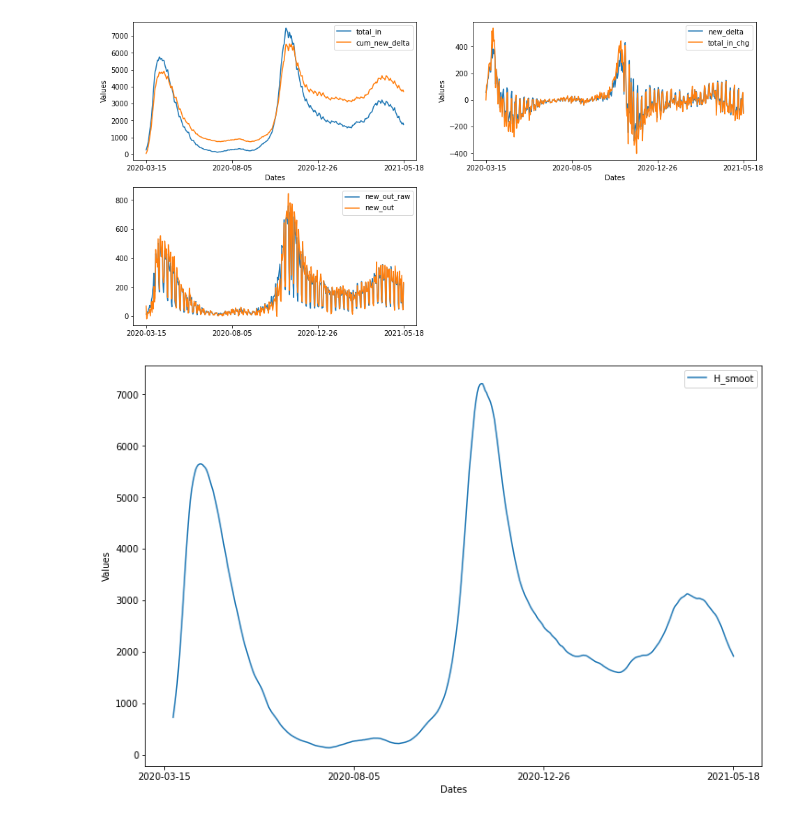
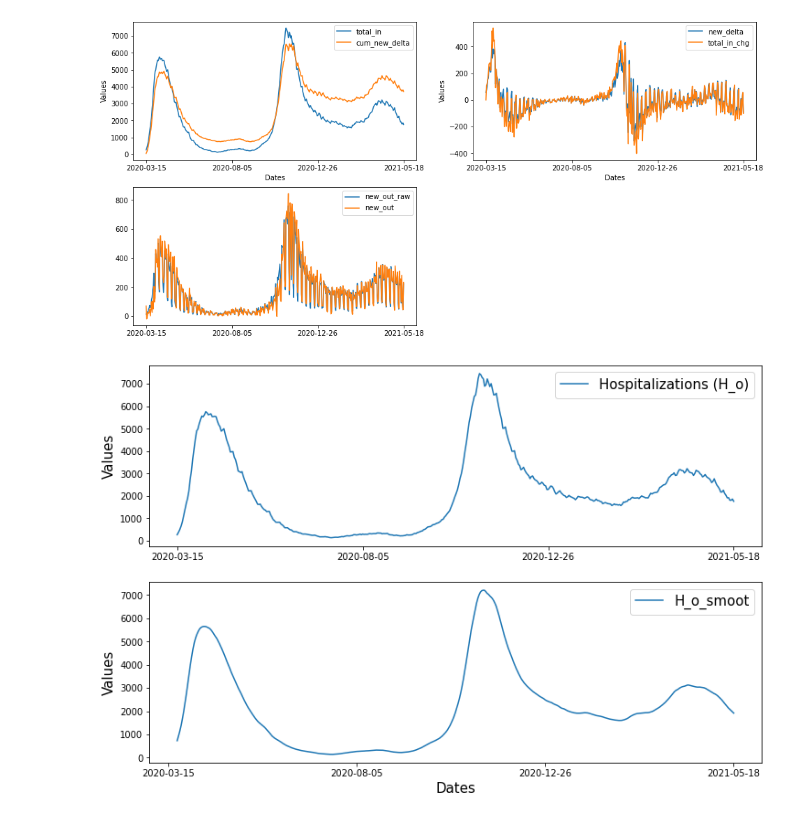
Before and after one commit to OD1992/Python-programs, a Jupyter notebook: Hospi_change_point.ipynb, the cells around one changed output. Drawn from its saved outputs; the diff is of its cells as text; code cells hidden in the pictures.

```diff
--- a/Hospi_change_point.ipynb
+++ b/Hospi_change_point.ipynb
@@ -139,25 +139,33 @@ for cnt_district in range(nb_districts):
 # %%
 #Calculate and show the H_smooth with Moving Average method
 N = 7  # The window length of moving average will be 2N+1.
 H_smooth_MA = total_in * np.nan  # MA: moving average
 for t in np.arange(7, len(total_in)):
     H_smooth_MA[t] = np.mean(total_in[t-N:t])
 
 nb_xticks = 4
 dates_ticks = [None] * nb_xticks
 dates_ticks_ind = np.linspace(0,len(total_in)-1,nb_xticks,dtype=int)
 for i in range(0,nb_xticks):
     dates_ticks[i] = Dates[dates_ticks_ind[i]]
 
 plt.figure(figsize=(12,8))
-plt.plot(Dates, H_smooth_MA, label="H_smoot")
+
+plt.subplot(2,1,1)
+plt.plot(Dates, total_in, label="Hospitalizations (H_o)")
 plt.xticks(dates_ticks)
-plt.xlabel("Dates")
-plt.ylabel("Values")
-plt.legend()
+#plt.xlabel("Dates", fontsize=15)
+plt.ylabel("Values", fontsize=15)
+plt.legend(fontsize=15)
+plt.subplot(2,1,2)
+plt.plot(Dates, H_smooth_MA, label="H_o_smoot")
+plt.xticks(dates_ticks)
+plt.xlabel("Dates", fontsize=15)
+plt.ylabel("Values", fontsize=15)
+plt.legend(fontsize=15)
 plt.show()
 # %% [output]
-[figure, old version]
+[figure, new version]
 # %%
 H_smooth_MA = H_smooth_MA[7:]
 from scipy import optimize
```
Also changed, not shown: parts of 1 cell of this notebook.
